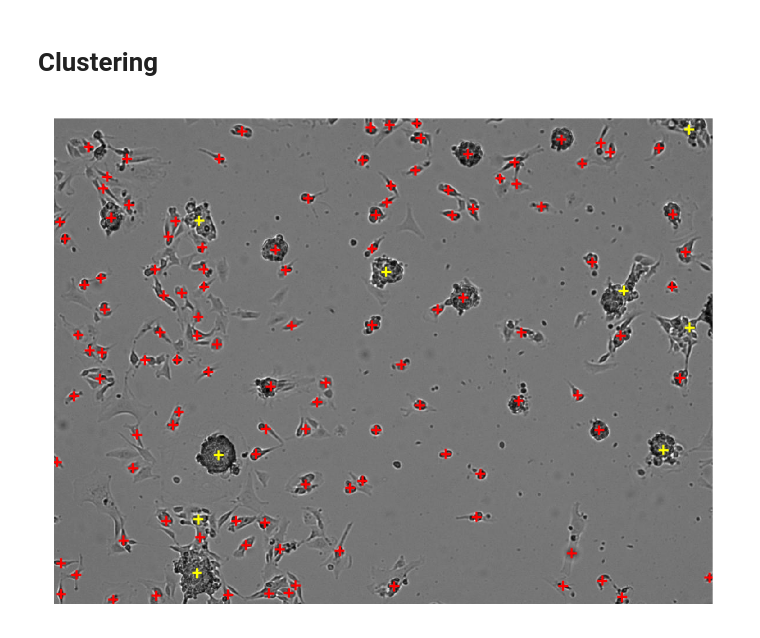
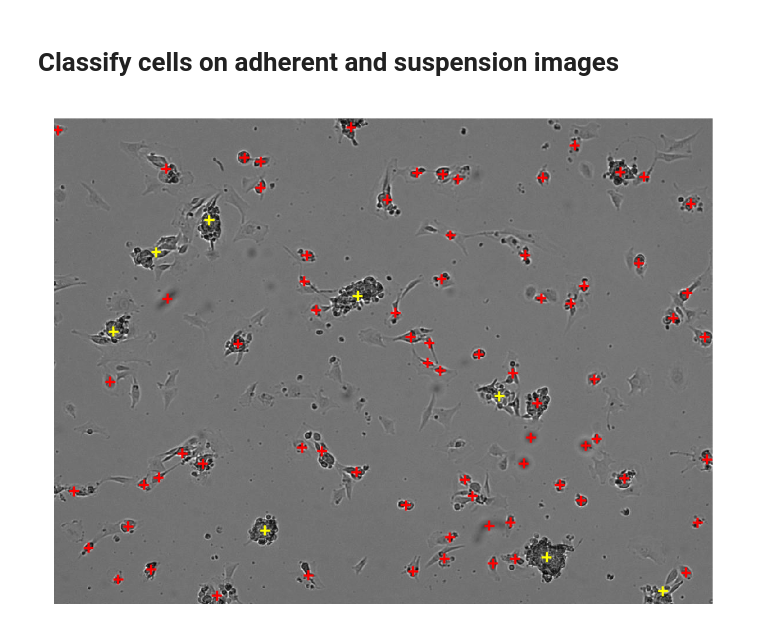
Before and after one commit to peteyeh/celltrack, a Jupyter notebook: feature_extraction.ipynb, the cells around one changed output. Saved outputs shown, nothing was run; the diff lists cells and outputs as text; code cells hidden in the pictures.

```diff
--- a/feature_extraction.ipynb
+++ b/feature_extraction.ipynb
@@ -117,2 +129,0 @@ display(df)
-# %% [markdown]
-# Clustering
@@ -121,9 +130,10 @@ df['label'] = KMeans(n_clusters=2, random_state=0).fit_predict(df.drop(['x', 'y'
-# %%
-plt.figure(dpi=240)
-plt.axis('off')
-plt.imshow(raw_image, interpolation='nearest', cmap='gray')
-plt.scatter(*zip(*np.array(df[['x', 'y']])), s=20, c=df['label'], marker='+',
-            cmap=matplotlib.colors.ListedColormap(['yellow', 'red']), linewidths=1)
-plt.show()
-# %% [output]
-[figure, removed]
+# %% [markdown]
+# Classify cells on adherent and suspension images
+# %%
+raw_image = cv2.imreadmulti('source_images/Adherent.tif')[1][0]
+df = extract_features(raw_image)
+feature_df = df.drop(['x', 'y'], axis=1)  # scale_features(df.drop(['x', 'y'], axis=1))
+display_classifications(raw_image, np.array(df[['x', 'y']]),
+                        kmeans.predict(feature_df))
+# %% [output]
+[figure, added]
```
Also changed, not shown: parts of 12 cells of this notebook.
